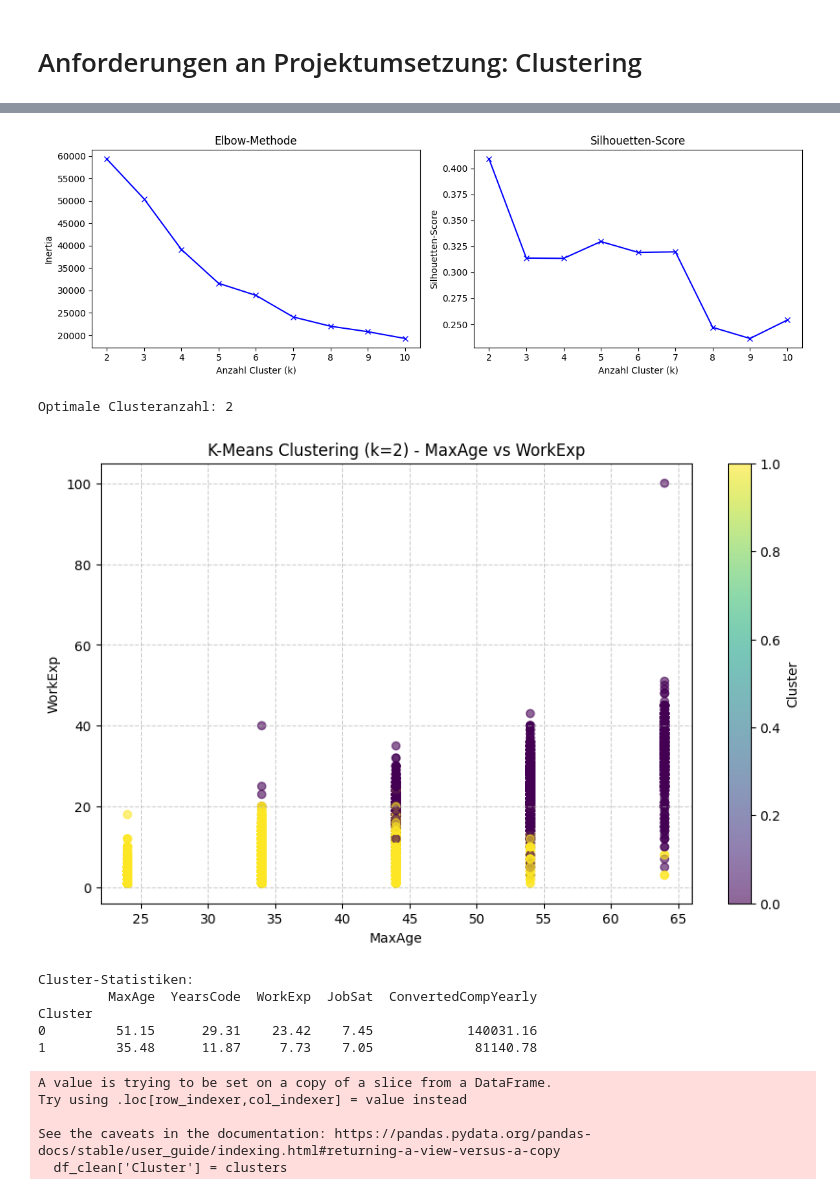
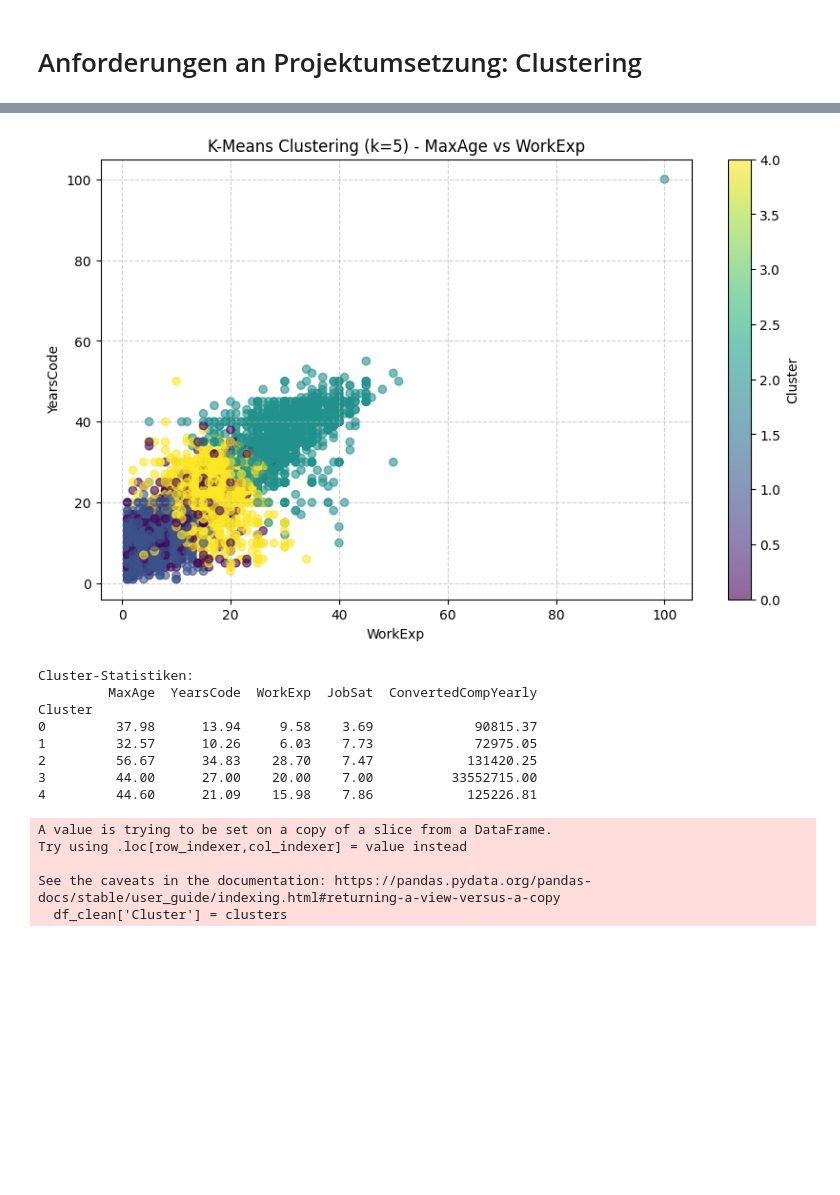
Before and after one commit to Moritz148/data-analytics-project, a Jupyter notebook: Mindestanforderungen5_Denny.ipynb, the cells around one changed output, grey strips where cells are left out. Cells and saved outputs as stored; diff of their text form; code cells hidden in the pictures; blank space fills up the shorter version.

Commit message:
Elbow-Methode angewandt und Clustering angepasst

```diff
--- a/Mindestanforderungen5_Denny.ipynb
+++ b/Mindestanforderungen5_Denny.ipynb
@@ -8,87 +52,46 @@ import matplotlib.pyplot as plt
 # %%
 from sklearn.cluster import KMeans
 from sklearn.metrics import silhouette_score
 import matplotlib.pyplot as plt
 import pandas as pd
 from sklearn.preprocessing import StandardScaler
 
-# 1. Daten mit spezifischen Spalten laden
-columns_to_use = ['MaxAge', 'YearsCode', 'WorkExp', 'JobSat', 'ConvertedCompYearly']
-df = pd.read_csv("survey_results_shortened.csv", usecols=columns_to_use)
-
-# 2. Fehlende Werte behandeln
-df_clean = df.dropna()  # Oder geeignete Imputation
-
-# 3. Daten skalieren
-scaler = StandardScaler()
-X_scaled = scaler.fit_transform(df_clean)
-
-# 4. Beste Clusteranzahl finden
-K = range(2, 11)
-inertias = []
-silhouette_scores = []
-
-for k in K:
-    kmeans = KMeans(n_clusters=k, random_state=42)
-    cluster_labels = kmeans.fit_predict(X_scaled)
-    inertias.append(kmeans.inertia_)
-    silhouette_scores.append(silhouette_score(X_scaled, cluster_labels))
-
-# 5. Elbow- und Silhouetten-Plots
-plt.figure(figsize=(12, 4))
-
-plt.subplot(1, 2, 1)
-plt.plot(K, inertias, 'bx-')
-plt.title('Elbow-Methode')
-plt.xlabel('Anzahl Cluster (k)')
-plt.ylabel('Inertia')
-
-plt.subplot(1, 2, 2)
-plt.plot(K, silhouette_scores, 'bx-')
-plt.title('Silhouetten-Score')
-plt.xlabel('Anzahl Cluster (k)')
-plt.ylabel('Silhouetten-Score')
-
-plt.tight_layout()
-plt.show()
-
-# 6. Bestes k basierend auf Silhouetten-Score
-best_k = K[silhouette_scores.index(max(silhouette_scores))]
-print(f"Optimale Clusteranzahl: {best_k}")
+best_k = 5
 
 # 7. Finales Modell
 final_kmeans = KMeans(n_clusters=best_k, random_state=42)
 clusters = final_kmeans.fit_predict(X_scaled)
 
 # 8. Visualisierung mit MaxAge und WorkExp
 plt.figure(figsize=(10, 6))
-scatter = plt.scatter(df_clean['MaxAge'],
-                     df_clean['WorkExp'],
+scatter = plt.scatter(df_clean['WorkExp'],
+                     df_clean['YearsCode'],
                      c=clusters,
                      cmap='viridis',
                      alpha=0.6)
-plt.xlabel('MaxAge')
-plt.ylabel('WorkExp')
+plt.xlabel('WorkExp')
+plt.ylabel('YearsCode')
 plt.title(f'K-Means Clustering (k={best_k}) - MaxAge vs WorkExp')
 plt.colorbar(scatter, label='Cluster')
 plt.grid(True, linestyle='--', alpha=0.6)
 plt.show()
 
 # 9. Cluster-Statistiken
 df_clean['Cluster'] = clusters
 print("\nCluster-Statistiken:")
 print(df_clean.groupby('Cluster')[columns_to_use].mean().round(2))
 # %% [output]
-[figure, old version]
+[figure, new version]
-Optimale Clusteranzahl: 2
+Cluster-Statistiken:
+         MaxAge  YearsCode  WorkExp  JobSat  ConvertedCompYearly
+Cluster
+0         37.98      13.94     9.58    3.69             90815.37
+1         32.57      10.26     6.03    7.73             72975.05
+2         56.67      34.83    28.70    7.47            131420.25
+3         44.00      27.00    20.00    7.00          33552715.00
+4         44.60      21.09    15.98    7.86            125226.81
-[figure, removed]
-Cluster-Statistiken:
-         MaxAge  YearsCode  WorkExp  JobSat  ConvertedCompYearly
-Cluster
-0         51.15      29.31    23.42    7.45            140031.16
-1         35.48      11.87     7.73    7.05             81140.78
+A value is trying to be set on a copy of a slice from a DataFrame.
+Try using .loc[row_indexer,col_indexer] = value instead
+
+See the caveats in the documentation: https://pandas.pydata.org/pandas-docs/stable/user_guide/indexing.html#returning-a-view-versus-a-copy
+  df_clean['Cluster'] = clusters
-A value is trying to be set on a copy of a slice from a DataFrame.
-Try using .loc[row_indexer,col_indexer] = value instead
-
-See the caveats in the documentation: https://pandas.pydata.org/pandas-docs/stable/user_guide/indexing.html#returning-a-view-versus-a-copy
-  df_clean['Cluster'] = clusters
```
Also changed, not shown: parts of 3 cells of this notebook.
